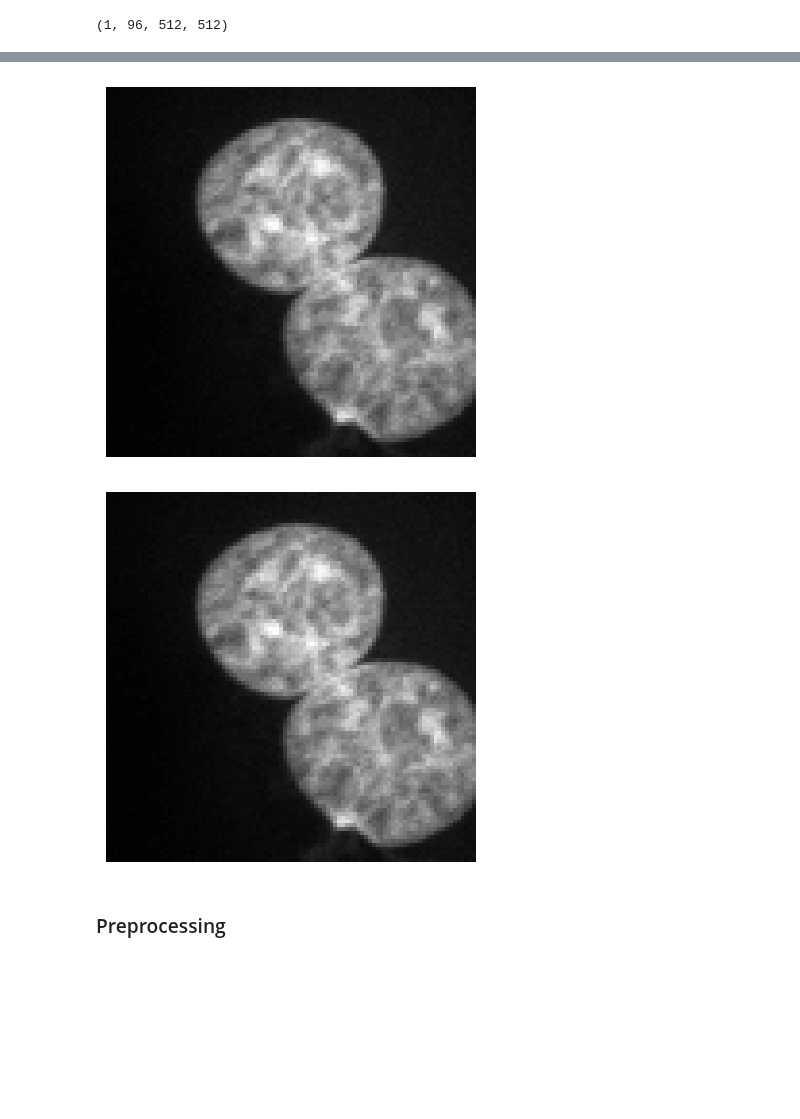
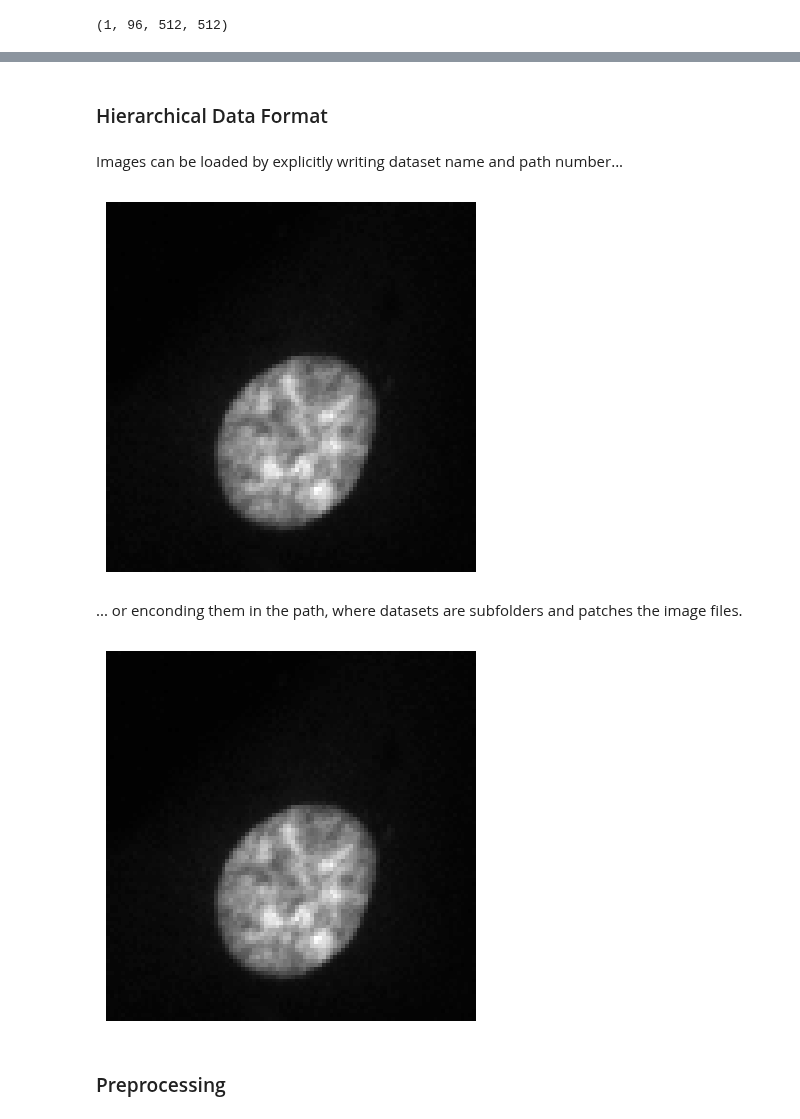
Before and after one commit to bmandracchia/bioMONAI, a Jupyter notebook: nbs/02_io.ipynb, the cells around one changed output, grey strips where cells are left out. Drawn from its saved outputs; the diff is of its cells as text; code cells hidden in the pictures; blank space fills up the shorter version.

```diff
--- a/nbs/02_io.ipynb
+++ b/nbs/02_io.ipynb
@@ -94,2 +92,16 @@ test_img.shape
+# %% [markdown]
+### Hierarchical Data Format
+# %%
+#| export
+def split_hdf_path(file_path, # The path to the HDF5 file to split
+                   hdf5_exts:(L, list)=['.h5','.hdf5'] # List of filename extensions
+                   ):
+    hdf5_ext = [ext for ext in hdf5_exts if ext in file_path][0]
+    p = file_path.split(hdf5_ext)
+    if p[1] != '':
+        path = p[0] + hdf5_ext
+        dataset, patch = p[1].split('/')[1:]
+        patch = int(patch)
+    return path, dataset, patch
 # %%
 #| export
@@ -130,0 +153,2 @@ def hdf5_reader(path, # The path to the HDF5 file to be read
+# %% [markdown]
+Images can be loaded by explicitly writing dataset name and path number...
@@ -131,16 +157,17 @@ def hdf5_reader(path, # The path to the HDF5 file to be read
 # %%
-from bioMONAI.visualize import plot_image
-file_path = '/home/biagio/Code/Noise2Model/_data/HDF5_confocal_s96_o08/noise_gen/test/0600_19.hdf5'
+file_path = './data_examples/0450_1.hdf5'
 dataset_name='clean'
-patch_num=1
+patch_num=10
 
-im , _ = hdf5_reader(file_path, dataset=dataset_name, patch=patch_num, ext='.hdf5')
+im , _ = hdf5_reader(dataset=dataset_name, patch=patch_num)(file_path)
 plot_image(im[0])
 # %% [output]
-[figure, old version]
+[figure, new version]
+# %% [markdown]
+... or enconding them in the path, where datasets are subfolders and patches the image files.
 # %%
-f = (file_path + 'clean/1')
-im , _ = hdf5_reader(f, ext='.hdf5')
+f = file_path + '/' + dataset_name + '/' + '%d'%(patch_num)
+im , _ = hdf5_reader()(f)
 plot_image(im[0])
 # %% [output]
-[figure, old version]
+[figure, new version]
```
Also changed, not shown: parts of 12 cells of this notebook, 44 other files.
